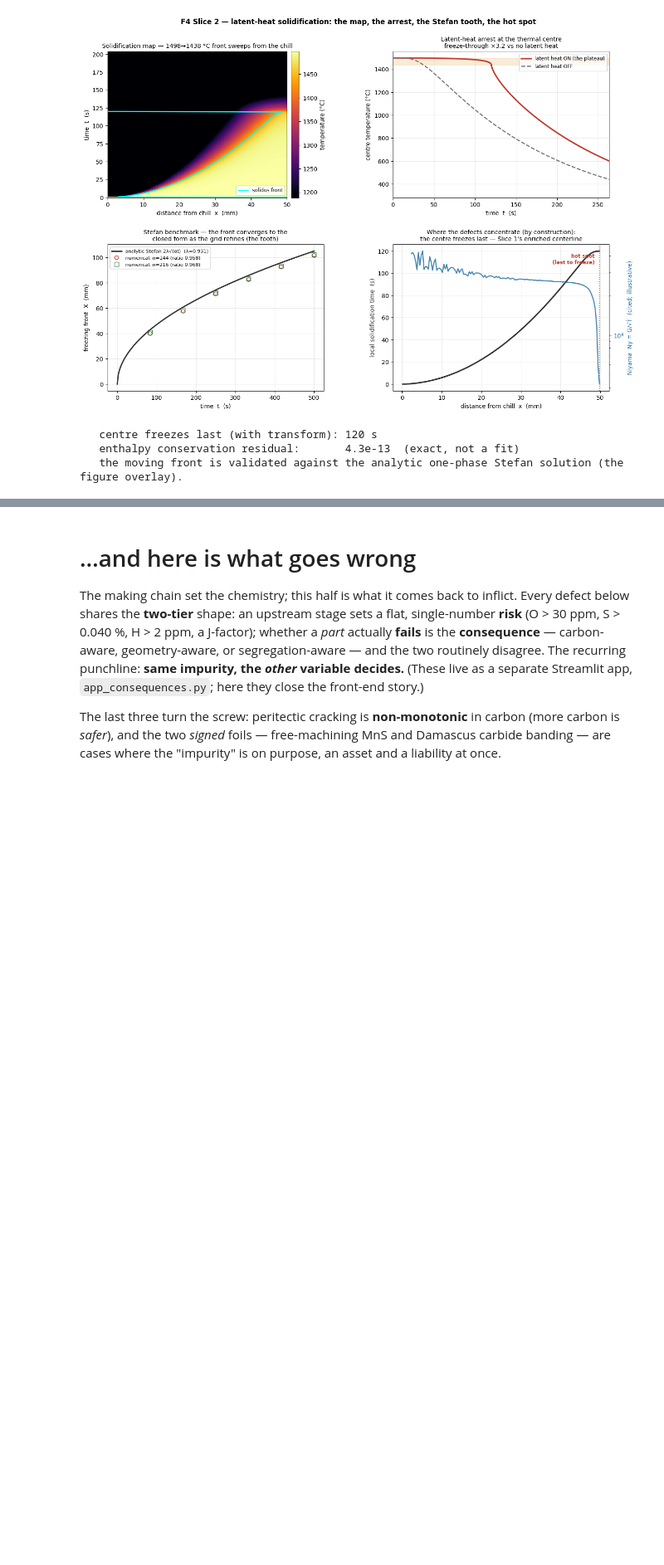
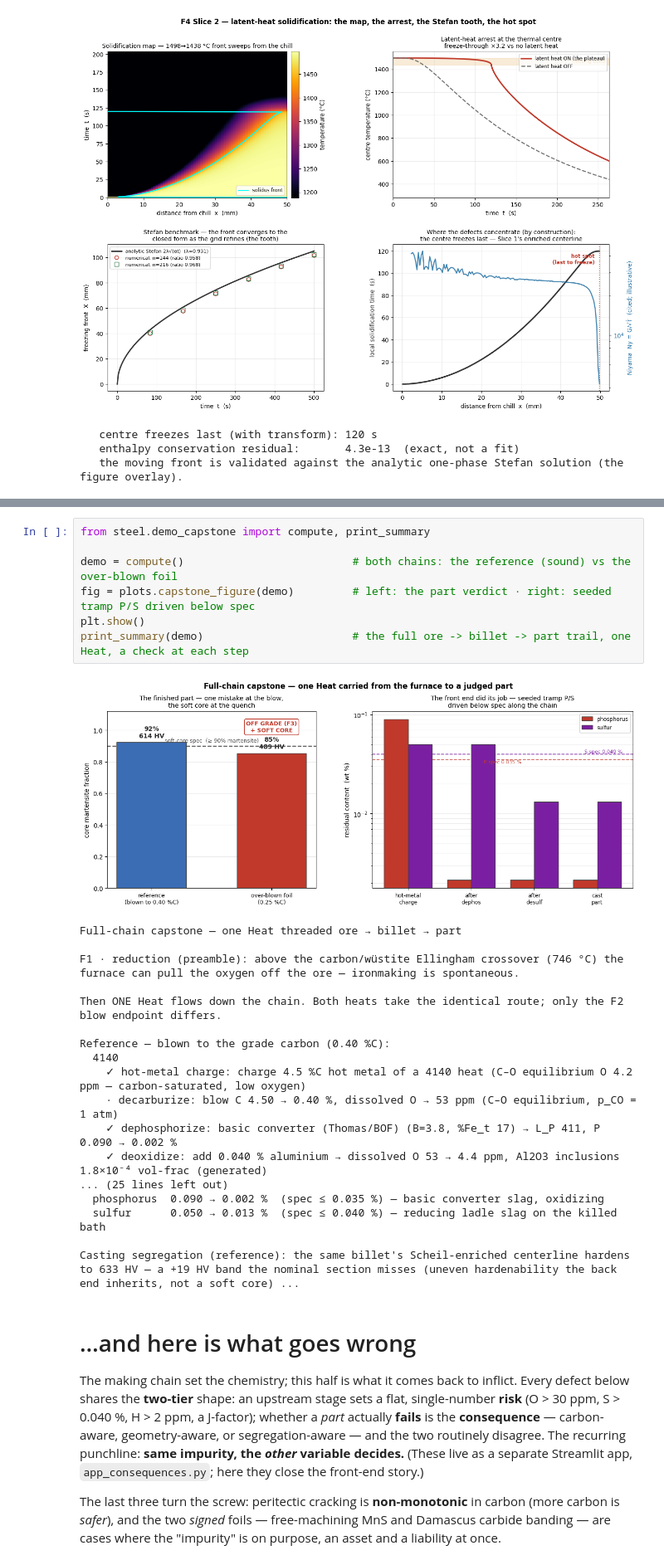
Before and after one commit to BoykoNeov/steel-sim, a Jupyter notebook: steel/making.ipynb, the cells around one changed output, grey strips where cells are left out. Shown at 83% size. Cells and saved outputs as stored; diff of their text form; blank space fills up the shorter version.

```diff
--- a/steel/making.ipynb
+++ b/steel/making.ipynb
@@ -460,3 +484,29 @@ print("   the moving front is validated against the analytic one-phase Stefan so
+# %%
+from steel.demo_capstone import compute, print_summary
+
+demo = compute()                          # both chains: the reference (sound) vs the over-blown foil
+fig = plots.capstone_figure(demo)         # left: the part verdict · right: seeded tramp P/S driven below spec
+plt.show()
+print_summary(demo)                       # the full ore -> billet -> part trail, one Heat, a check at each step
+# %% [output]
+[figure, added]
+Full-chain capstone — one Heat threaded ore → billet → part
+
+F1 · reduction (preamble): above the carbon/wüstite Ellingham crossover (746 °C) the furnace can pull the oxygen off the ore — ironmaking is spontaneous.
+
+Then ONE Heat flows down the chain. Both heats take the identical route; only the F2 blow endpoint differs.
+
+Reference — blown to the grade carbon (0.40 %C):
+  4140
+    ✓ hot-metal charge: charge 4.5 %C hot metal of a 4140 heat (C–O equilibrium O 4.2 ppm — carbon-saturated, low oxygen)
+    · decarburize: blow C 4.50 → 0.40 %, dissolved O → 53 ppm (C–O equilibrium, p_CO = 1 atm)
+    ✓ dephosphorize: basic converter (Thomas/BOF) (B=3.8, %Fe_t 17) → L_P 411, P 0.090 → 0.002 %
+    ✓ deoxidize: add 0.040 % aluminium → dissolved O 53 → 4.4 ppm, Al2O3 inclusions 1.8×10⁻⁴ vol-frac (generated)
+... (25 lines left out)
+  phosphorus  0.090 → 0.002 %  (spec ≤ 0.035 %) — basic converter slag, oxidizing
+  sulfur      0.050 → 0.013 %  (spec ≤ 0.040 %) — reducing ladle slag on the killed bath
+
+Casting segregation (reference): the same billet's Scheil-enriched centerline hardens to 633 HV — a +19 HV band the nominal section misses (uneven hardenability the back end inherits, not a soft core) ...
 # %% [markdown]
 # …and here is what goes wrong
 
```
Also changed, not shown: parts of 3 cells of this notebook, 4 other files.
